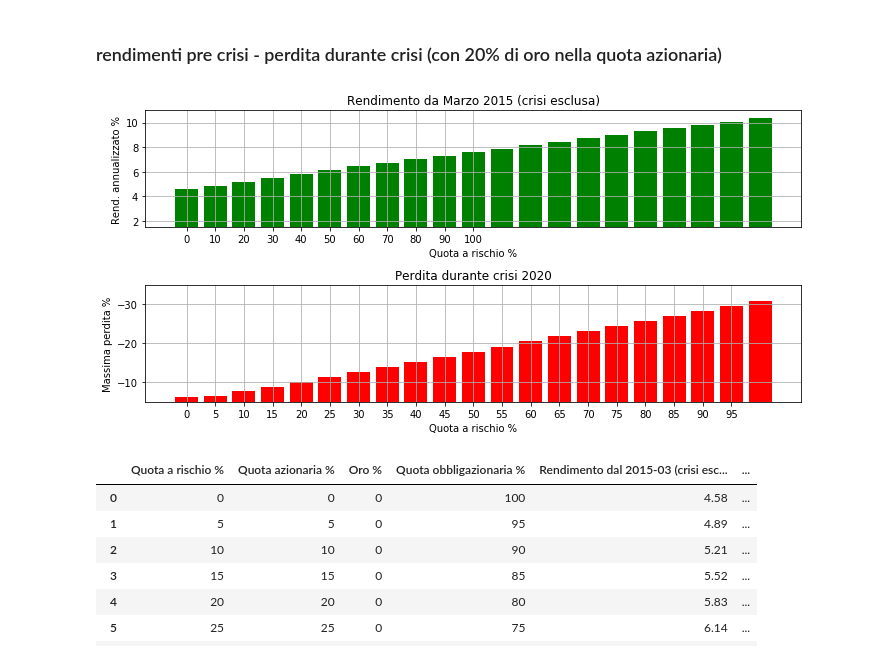
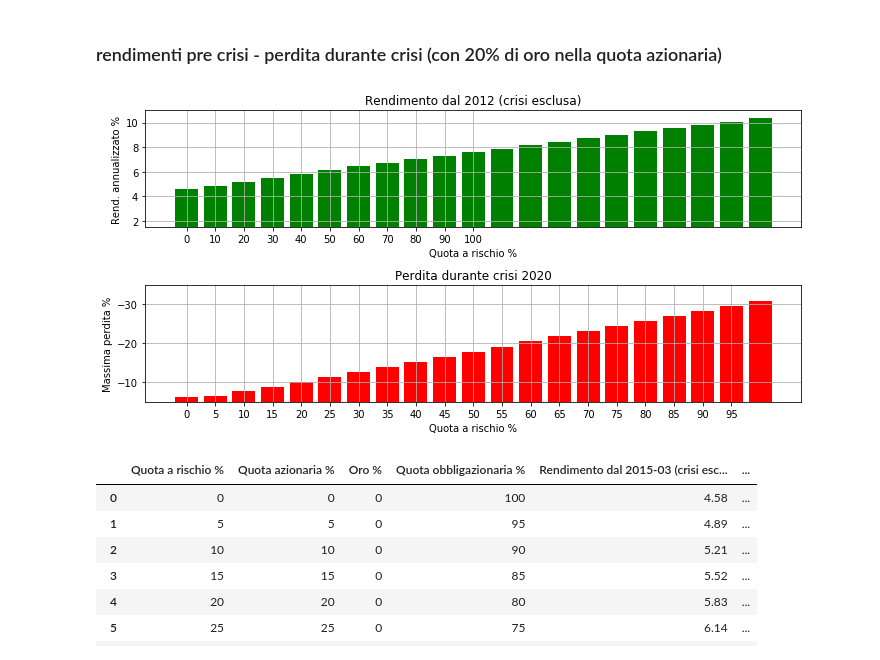
Before and after one commit to apalladi/datascienceprojects, a Jupyter notebook: analisi mercato/simulazioni.ipynb, the cells around one changed output. Drawn from its saved outputs; the diff is of its cells as text; code cells hidden in the pictures.

```diff
--- a/analisi mercato/simulazioni.ipynb
+++ b/analisi mercato/simulazioni.ipynb
@@ -546,33 +546,33 @@ rend_rischio_crisi_vec=np.vectorize(rend_rischio_crisi)
 # %%
 xgrid=np.arange(0,21,1)
 ygridpos=rend_rischio_crisi_vec(xgrid*5)[0]
 ygridneg=rend_rischio_crisi_vec(xgrid*5)[1]
 
 plt.figure(figsize=(10,5))
 plt.subplot(2,1,1)
 plt.bar(xgrid,ygridpos,color='green')
 plt.xlabel('Quota a rischio %')
 plt.ylabel('Rend. annualizzato %')
 plt.xticks(np.arange(0,11,1),np.arange(0,110,10))
 plt.ylim(1.5,11)
-plt.title('Rendimento da Marzo 2015 (crisi esclusa)')
+plt.title('Rendimento dal 2012 (crisi esclusa)')
 plt.grid()
 plt.subplot(2,1,2)
 plt.bar(xgrid,-ygridneg,color='red')
 #plt.bar(lista_rend_perd_gold5[:,0],lista_rend_perd_gold5[:,1],label='With gold 5%')
 plt.xlabel('Quota a rischio %')
 plt.ylabel('Massima perdita %')
 plt.title('Perdita durante crisi 2020')
 plt.grid()
 plt.xticks(np.arange(0,20,1),np.arange(0,105,5))
 plt.ylim(-5,-35)
 #plt.ylim(3,7)
 #plt.legend()
 plt.tight_layout()
 plt.savefig('output_portfolio/rend-perdita2.png',dpi=300)
 plt.show()
 # %% [output]
-[figure, old version]
+[figure, new version]
 # %%
 df_rend=pd.DataFrame(xgrid*5,columns=['Quota a rischio %'])
 
```
Also changed, not shown: 1 other file.
